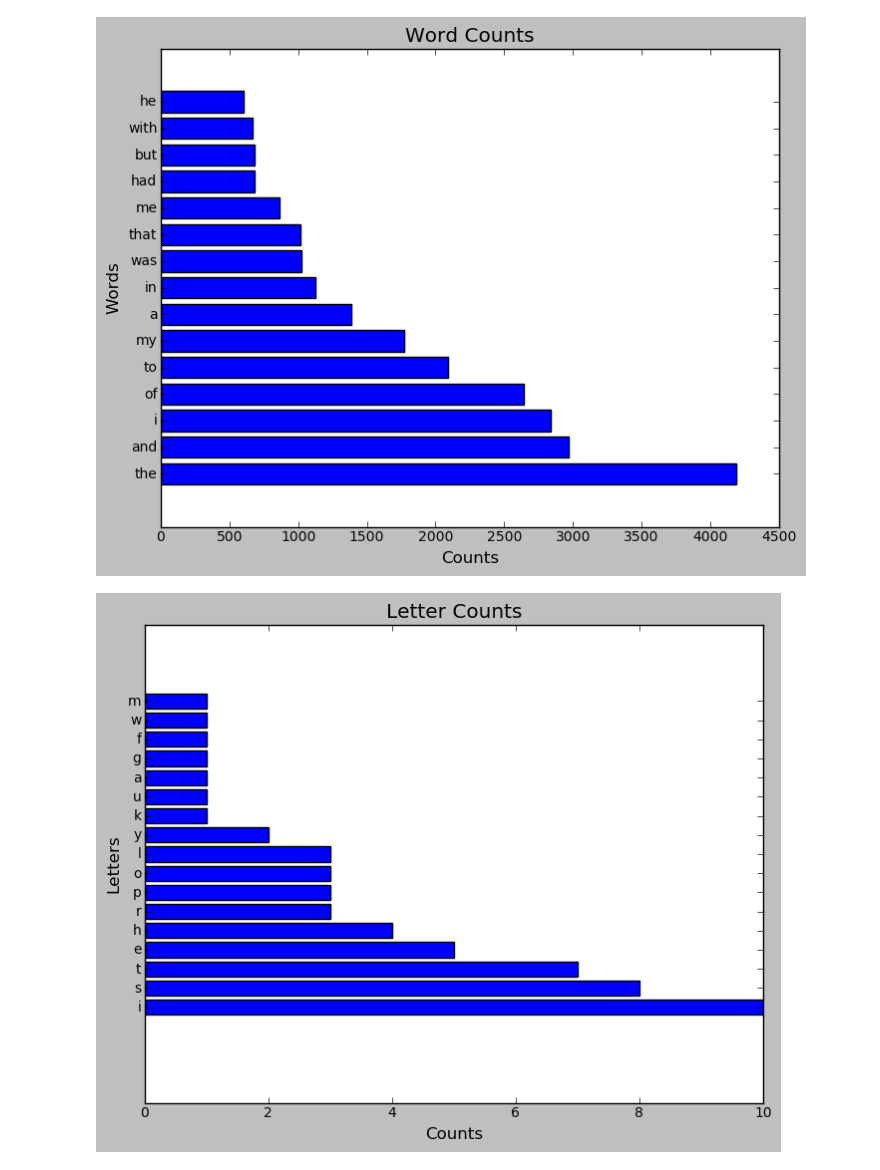
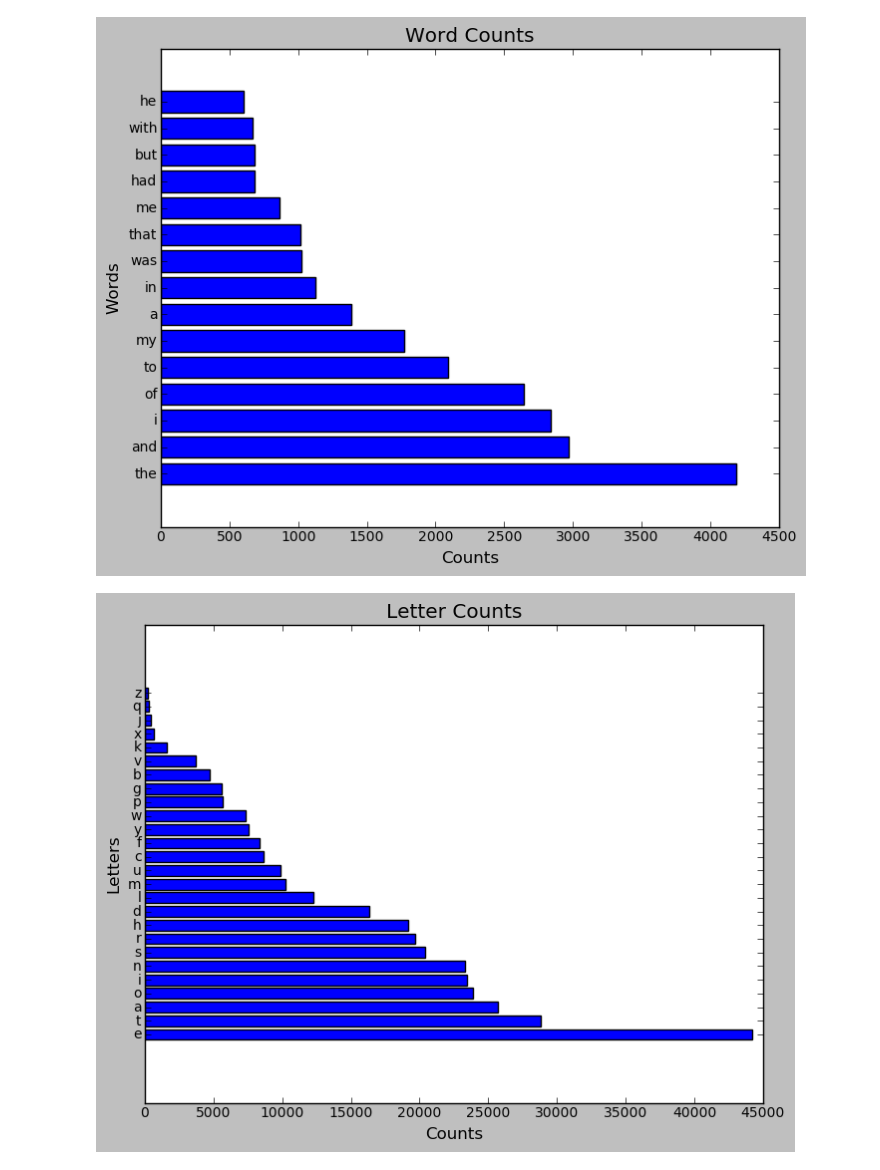
Before and after one commit to james-prior/challenge-201604-words, a Jupyter notebook: CWAndrews-OH/text_counter/demo_word_count.ipynb, the cells around one changed output. Saved outputs shown, nothing was run; the diff lists cells and outputs as text; code cells hidden in the pictures.

Commit message:
CWAndrews-OH/text_counter/demo_word_count.ipynb: Reworked! Good!
Deleted comments that were wrong.
Cleaned up comments.
Count letters in "Frankenstein", not just from some piddly little string.

```diff
--- a/CWAndrews-OH/text_counter/demo_word_count.ipynb
+++ b/CWAndrews-OH/text_counter/demo_word_count.ipynb
@@ -86,0 +77,6 @@ manu.most_common(100)
+# %%
+# Read "Frankenstein" from a file and
+# show the most common letters and their counts.
+
+letter_counts = LetterCounter(open(FRANKENSTEIN_TEXT_FILENAME).read())
+letter_counts.most_common()
@@ -89,8 +111,6 @@ stein.plot_frequency(15)
 # %% [output]
 [figure]
-# %%
-# Plot letter frequency
-
-manu.plot_frequency(100)
-# %% [output]
-[figure, removed]
+# %%
+letter_counts.plot_frequency(100)
+# %% [output]
+[figure, added]
```
Also changed, not shown: parts of 9 cells of this notebook.
